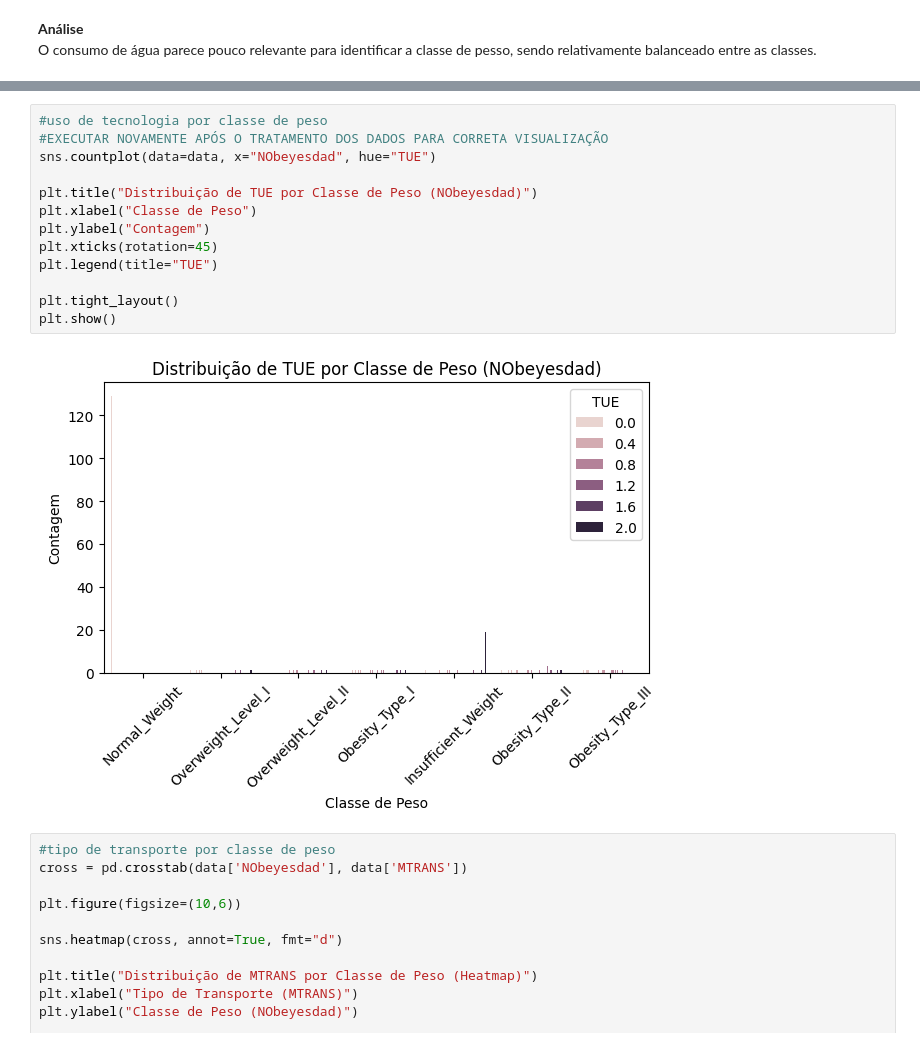
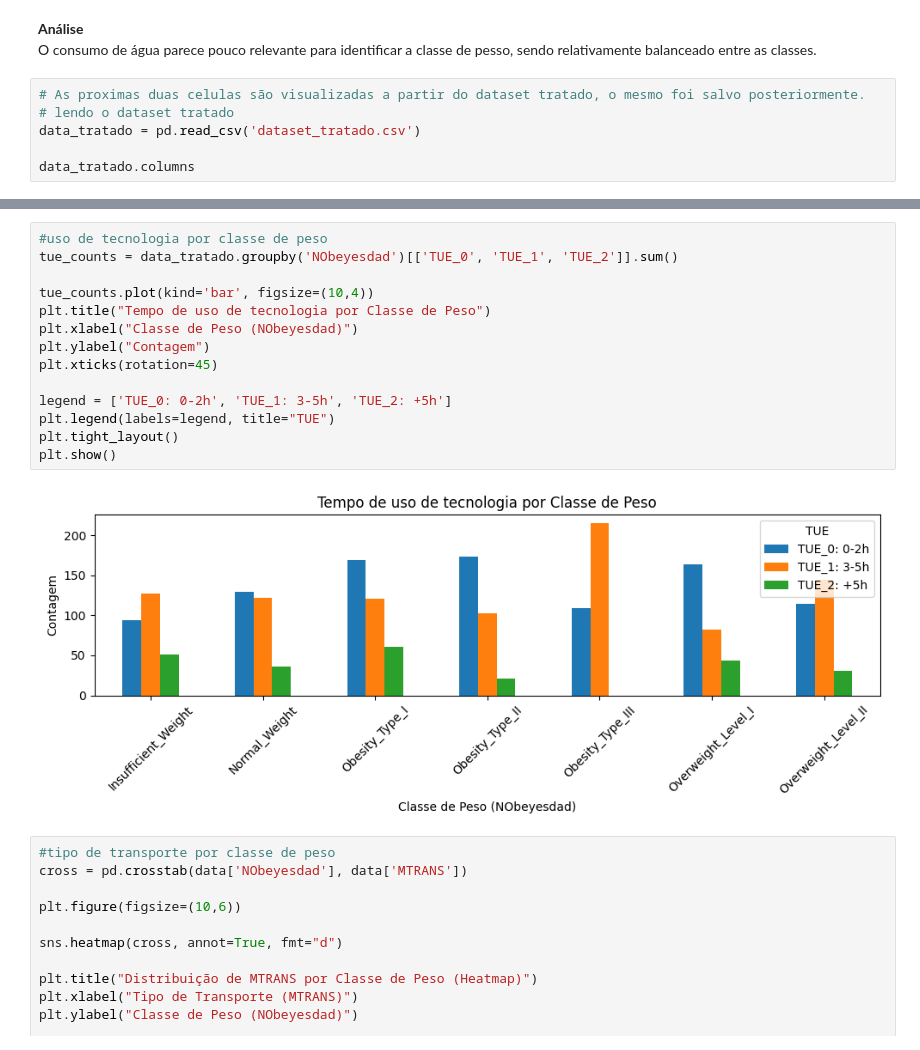
Before and after one commit to PedroYutaroUEA/RNA_PP3, a Jupyter notebook: obesity_estimate_sklearn.ipynb, the cells around one changed output, grey strips where cells are left out. Saved outputs shown, nothing was run; the diff lists cells and outputs as text.

Commit message:
feat: add dataset tratado para visualização de duas distribuições e adicionado melhores modelos após o gridsearch

```diff
--- a/obesity_estimate_sklearn.ipynb
+++ b/obesity_estimate_sklearn.ipynb
@@ -345,3 +345,9 @@ plt.show()
 # %% [markdown]
 **Análise**
 O consumo de água parece pouco relevante para identificar a classe de pesso, sendo relativamente balanceado entre as classes.
+# %%
+# As proximas duas celulas são visualizadas a partir do dataset tratado, o mesmo foi salvo posteriormente.
+# lendo o dataset tratado
+data_tratado = pd.read_csv('dataset_tratado.csv')
+
+data_tratado.columns
@@ -364,18 +380,19 @@ plt.show()
 # %%
 #uso de tecnologia por classe de peso
-#EXECUTAR NOVAMENTE APÓS O TRATAMENTO DOS DADOS PARA CORRETA VISUALIZAÇÃO
-sns.countplot(data=data, x="NObeyesdad", hue="TUE")
+tue_counts = data_tratado.groupby('NObeyesdad')[['TUE_0', 'TUE_1', 'TUE_2']].sum()
 
-plt.title("Distribuição de TUE por Classe de Peso (NObeyesdad)")
-plt.xlabel("Classe de Peso")
+tue_counts.plot(kind='bar', figsize=(10,4))
+plt.title("Tempo de uso de tecnologia por Classe de Peso")
+plt.xlabel("Classe de Peso (NObeyesdad)")
 plt.ylabel("Contagem")
 plt.xticks(rotation=45)
-plt.legend(title="TUE")
 
+legend = ['TUE_0: 0-2h', 'TUE_1: 3-5h', 'TUE_2: +5h']
+plt.legend(labels=legend, title="TUE")
 plt.tight_layout()
 plt.show()
 # %% [output]
-[figure, old version]
+[figure, new version]
 # %%
 #tipo de transporte por classe de peso
 cross = pd.crosstab(data['NObeyesdad'], data['MTRANS'])
```
Also changed, not shown: parts of 5 cells of this notebook, 13 other files.
